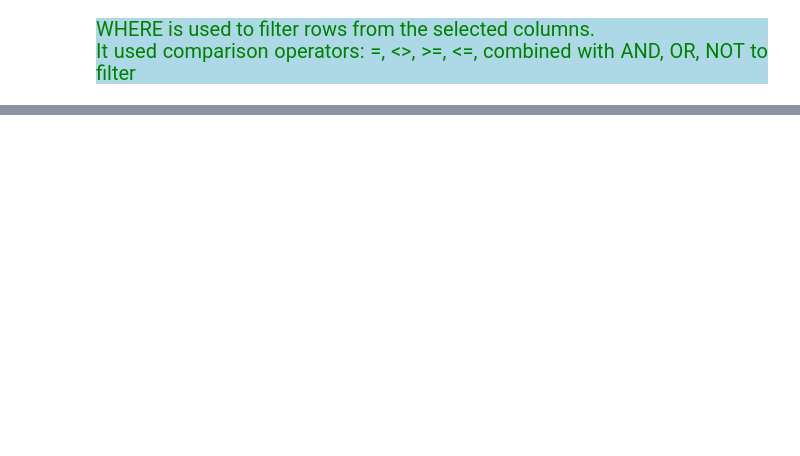
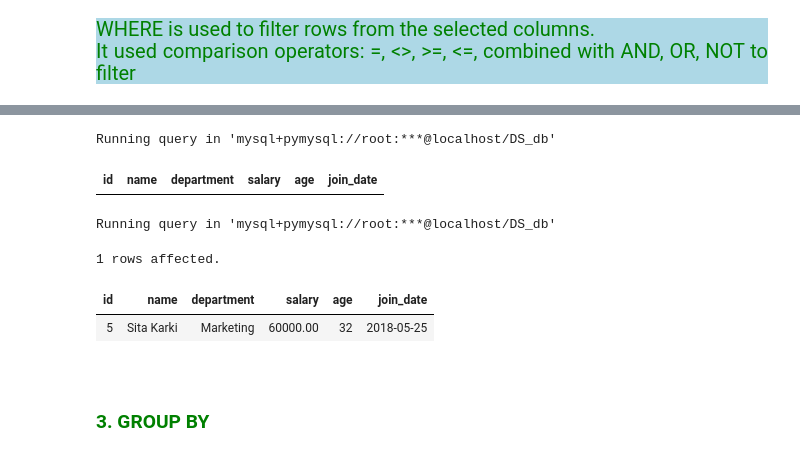
Before and after one commit to Kartika-Nidhi/SQLNotes, a Jupyter notebook: SQLNotes.ipynb, the cells around one changed output, grey strips where cells are left out. Drawn from its saved outputs; the diff is of its cells as text; code cells hidden in the pictures; blank space fills up the shorter version.

```diff
--- a/SQLNotes.ipynb
+++ b/SQLNotes.ipynb
@@ -255,0 +337,24 @@ Truncated to displaylimit of 10.
+# %%
+%%sql
+
+SELECT *
+FROM employees
+WHERE name LIKE 'As__';
+# %% [output]
+Running query in 'mysql+pymysql://root:***@localhost/DS_db'
+| id | name | department | salary | age | join_date |
+# %%
+%%sql
+
+SELECT *
+FROM employees
+WHERE name LIKE 'Si________';
+# %% [output]
+Running query in 'mysql+pymysql://root:***@localhost/DS_db'
+1 rows affected.
+| id | name | department | salary | age | join_date |
+| 5 | Sita Karki | Marketing | 60000.00 | 32 | 2018-05-25 |
+# %% [markdown]
+<div>
+# %% [markdown]
+<h3 style = "color:green"> 3. GROUP BY
```
Also changed, not shown: parts of 28 cells of this notebook.
